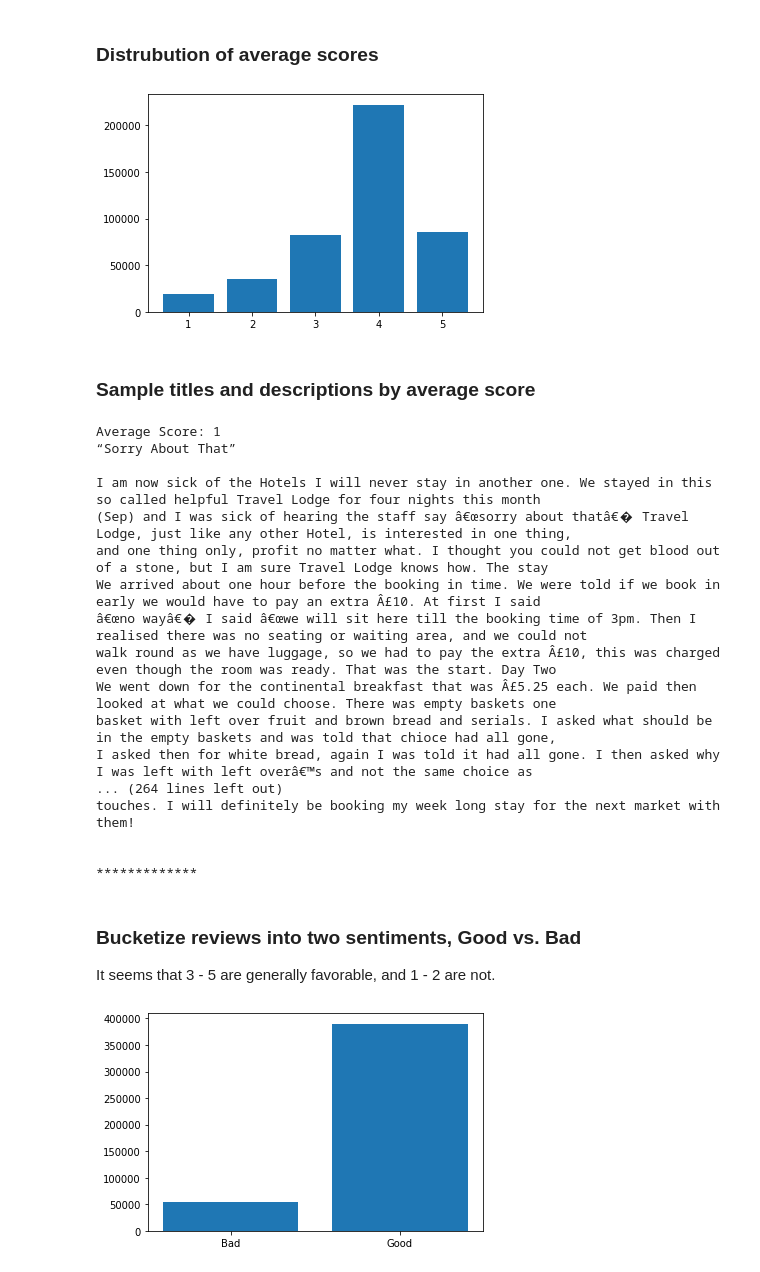
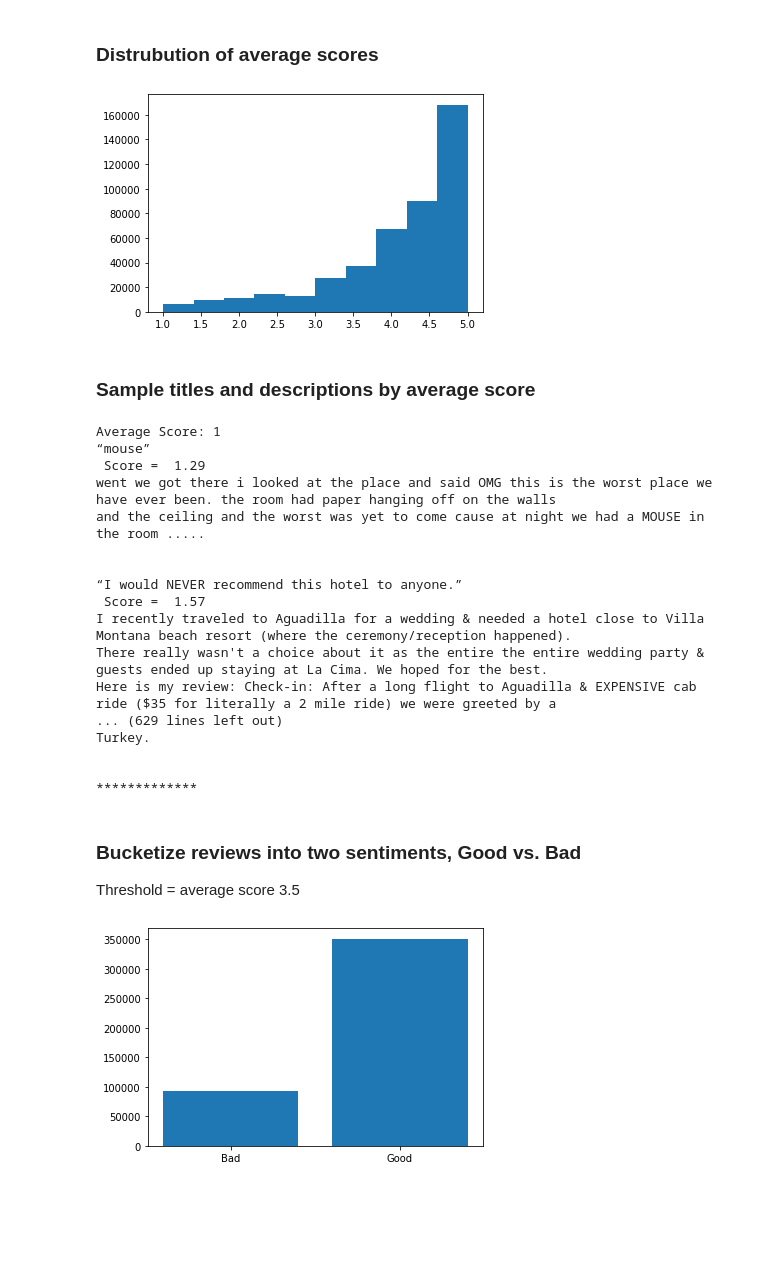
Before and after one commit to karencfisher/hotel-reviews, a Jupyter notebook: notebooks/exploration.ipynb, the cells around one changed output. Cells and saved outputs as stored; diff of their text form; code cells hidden in the pictures; blank space fills up the shorter version.

```diff
--- a/notebooks/exploration.ipynb
+++ b/notebooks/exploration.ipynb
@@ -18,12 +14,14 @@ df_reviews = pd.read_csv('/content/drive/MyDrive/hotel_reviews/reviews.csv')
 # %% [output]
 Drive already mounted at /content/drive; to attempt to forcibly remount, call drive.mount("/content/drive", force_remount=True).
 # %%
+df_reviews = pd.read_csv('/content/drive/MyDrive/hotel_reviews/reviews.csv')
+
 # Drop date and reviewID columns
 df_reviews.drop(columns=['Date', 'ReviewID'], inplace=True)
 
 # Add column for average score (averaging ratings for each review)
 cols = df_reviews.columns[:7]
-df_reviews['average_score'] = df_reviews[cols].mean(axis=1).astype(int)
+df_reviews['average_score'] = df_reviews[cols].mean(axis=1)
 
 # Drop individual category ratings
 df_reviews.drop(columns=cols, inplace=True)
@@ -39,9 +37,9 @@ df_reviews.head()
 # %% [markdown]
 ### Distrubution of average scores
-# %%
-plt.bar([1, 2, 3, 4, 5], df_reviews['average_score'].value_counts().sort_index());
-# %% [output]
-[figure, removed]
+# %%
+plt.hist(df_reviews['average_score'], bins=10);
+# %% [output]
+[figure, added]
 # %% [markdown]
 ### Sample titles and descriptions by average score
 # %%
@@ -50,10 +48,10 @@ import textwrap
 wrapper = textwrap.TextWrapper(width=140)
 for i in range(1, 6):
   print(f'Average Score: {i}')
-  cond = df_reviews['average_score'] == i
-  df_sample = df_reviews[cond].sample(5)
+  cond = df_reviews['average_score'].astype(int) == i
+  df_sample = df_reviews[cond].sample(10).sort_values(by='average_score')
   for row in range(len(df_sample)):
-    print(df_sample.iloc[row]['Title'], '\n')
+    print(df_sample.iloc[row]['Title'], '\n', f'Score = {df_sample.iloc[row]["average_score"]: .2f}')
     text = wrapper.wrap(df_sample.iloc[row]['Content'])
     for w in text:
       print(w)
@@ -61,28 +59,28 @@ for i in range(1, 6):
   print('*************\n')
 # %% [output]
 Average Score: 1
-“Sorry About That”
+“mouse”
+ Score =  1.29
+went we got there i looked at the place and said OMG this is the worst place we have ever been. the room had paper hanging off on the walls
+and the ceiling and the worst was yet to come cause at night we had a MOUSE in the room .....
 
-I am now sick of the Hotels I will never stay in another one. We stayed in this so called helpful Travel Lodge for four nights this month
-(Sep) and I was sick of hearing the staff say â€œsorry about thatâ€� Travel Lodge, just like any other Hotel, is interested in one thing,
-and one thing only, profit no matter what. I thought you could not get blood out of a stone, but I am sure Travel Lodge knows how. The stay
-We arrived about one hour before the booking in time. We were told if we book in early we would have to pay an extra Â£10. At first I said
-â€œno wayâ€� I said â€œwe will sit here till the booking time of 3pm. Then I realised there was no seating or waiting area, and we could not
-walk round as we have luggage, so we had to pay the extra Â£10, this was charged even though the room was ready. That was the start. Day Two
-We went down for the continental breakfast that was Â£5.25 each. We paid then looked at what we could choose. There was empty baskets one
-basket with left over fruit and brown bread and serials. I asked what should be in the empty baskets and was told that chioce had all gone,
-I asked then for white bread, again I was told it had all gone. I then asked why I was left with left overâ€™s and not the same choice as
-... (264 lines left out)
-touches. I will definitely be booking my week long stay for the next market with them!
+
+“I would NEVER recommend this hotel to anyone.”
+ Score =  1.57
+I recently traveled to Aguadilla for a wedding & needed a hotel close to Villa Montana beach resort (where the ceremony/reception happened).
+There really wasn't a choice about it as the entire the entire wedding party & guests ended up staying at La Cima. We hoped for the best.
+Here is my review: Check-in: After a long flight to Aguadilla & EXPENSIVE cab ride ($35 for literally a 2 mile ride) we were greeted by a
+... (629 lines left out)
+Turkey.
 
 
 *************
 # %% [markdown]
 ### Bucketize reviews into two sentiments, Good vs. Bad
 
-It seems that 3 - 5 are generally favorable, and 1 - 2 are not.
+Threshold = average score 3.5
 # %%
-df_reviews['sentiment'] = df_reviews['average_score'].apply(lambda x: 1 if x >= 3 else 0)
+df_reviews['sentiment'] = df_reviews['average_score'].apply(lambda x: 1 if x >= 3.5 else 0)
 plt.bar(['Bad', 'Good'], df_reviews['sentiment'].value_counts().sort_index());
 # %% [output]
-[figure, old version]
+[figure, new version]
```
Also changed, not shown: parts of 6 cells of this notebook.
